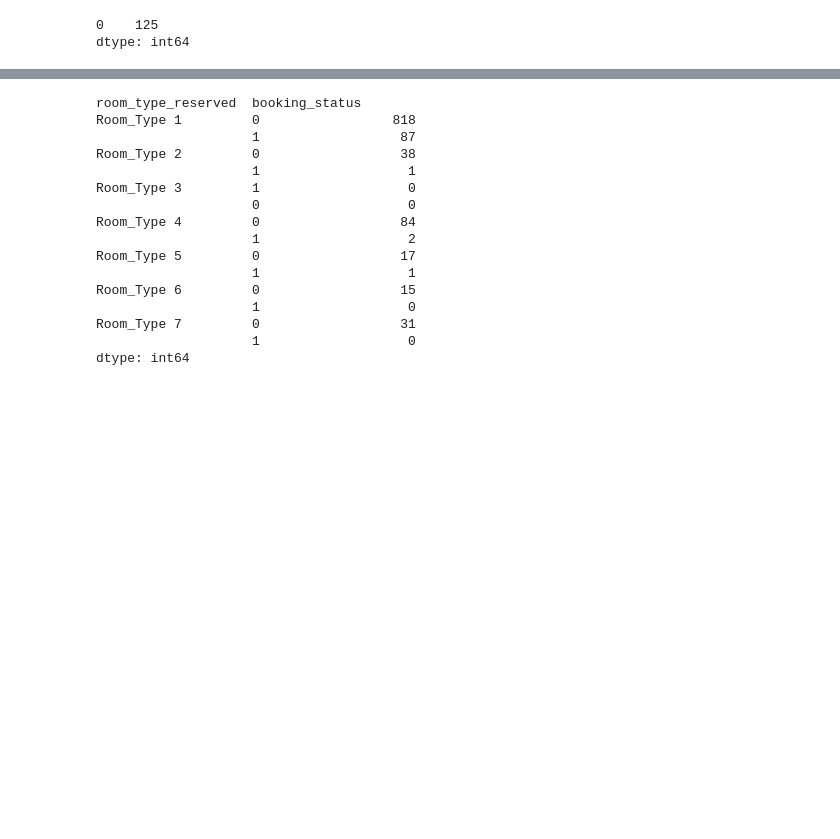
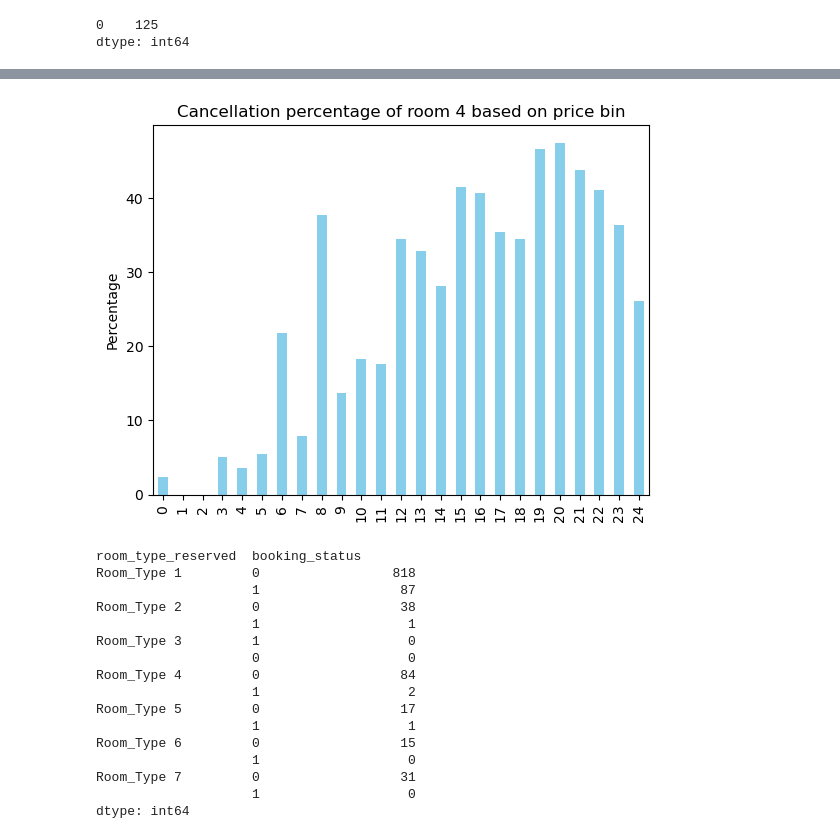
Before and after one commit to LinhNgaNguyen/STAT303-2-Project, a Jupyter notebook: Models - Autocorrelation.ipynb, the cells around one changed output, grey strips where cells are left out. Drawn from its saved outputs; the diff is of its cells as text; code cells hidden in the pictures; blank space fills up the shorter version.

```diff
--- a/Models - Autocorrelation.ipynb
+++ b/Models - Autocorrelation.ipynb
@@ -819,3 +822,12 @@ plt.show()
+# %%
+ax = room4_cancel_percent_df.plot(kind='bar', stacked=False, color= 'skyblue')
+plt.ylabel("Percentage")
+plt.title('Cancellation percentage of room 4 based on price bin')
+sns.set_palette('pastel')
+ax.get_legend().remove()
+plt.show()
+# %% [output]
+[figure, added]
 # %%
 grouped[['price_binned', 'room_type_reserved', 'booking_status']].value_counts()[0]
 # %% [output]
```
Also changed, not shown: parts of 5 cells of this notebook, 5 other files.
